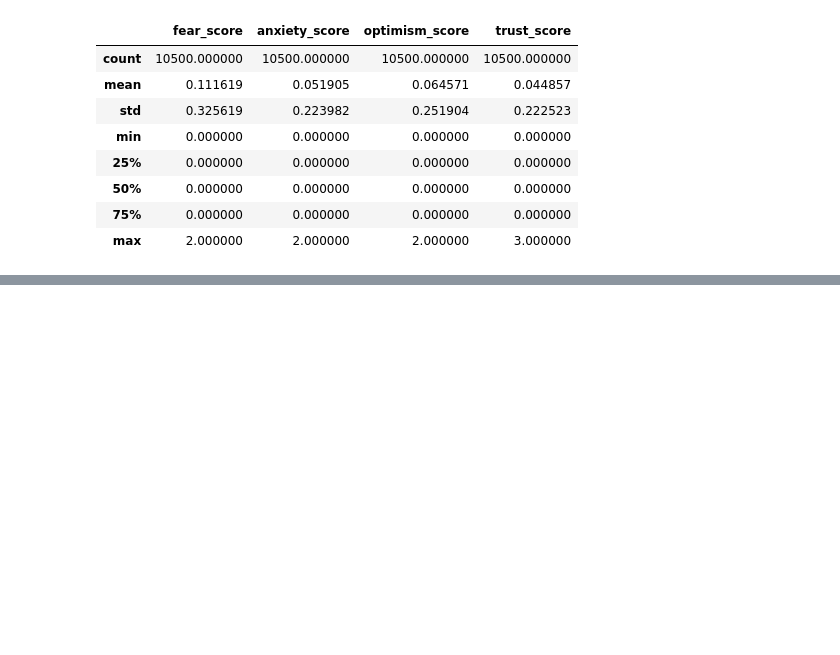
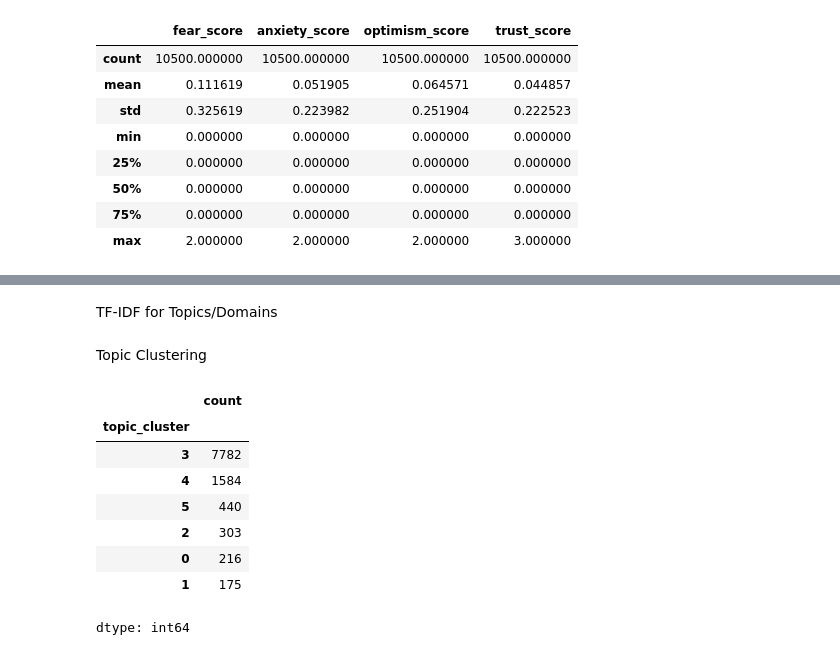
Before and after one commit to mish841/RAISE-26-Data-Science-AI-Competition-Submission, a Jupyter notebook: Data_Science_AI.ipynb, the cells around one changed output, grey strips where cells are left out. Cells and saved outputs as stored; diff of their text form; code cells hidden in the pictures; blank space fills up the shorter version.

```diff
--- a/Data_Science_AI.ipynb
+++ b/Data_Science_AI.ipynb
@@ -232,0 +302,2 @@ emotion[['fear_score','anxiety_score','optimism_score','trust_score']].describe(
+# %% [markdown]
+TF-IDF for Topics/Domains
@@ -232,0 +313,19 @@ emotion[['fear_score','anxiety_score','optimism_score','trust_score']].describe(
+# %% [markdown]
+Topic Clustering
+# %%
+from sklearn.cluster import KMeans
+
+kmeans = KMeans(n_clusters=6, random_state=42)
+emotion['topic_cluster'] = kmeans.fit_predict(X)
+
+emotion['topic_cluster'].value_counts()
+# %% [output]
+|  | count |
+| topic_cluster |  |
+| 3 | 7782 |
+| 4 | 1584 |
+| 5 | 440 |
+| 2 | 303 |
+| 0 | 216 |
+| 1 | 175 |
+dtype: int64
```
Also changed, not shown: parts of 7 cells of this notebook.
